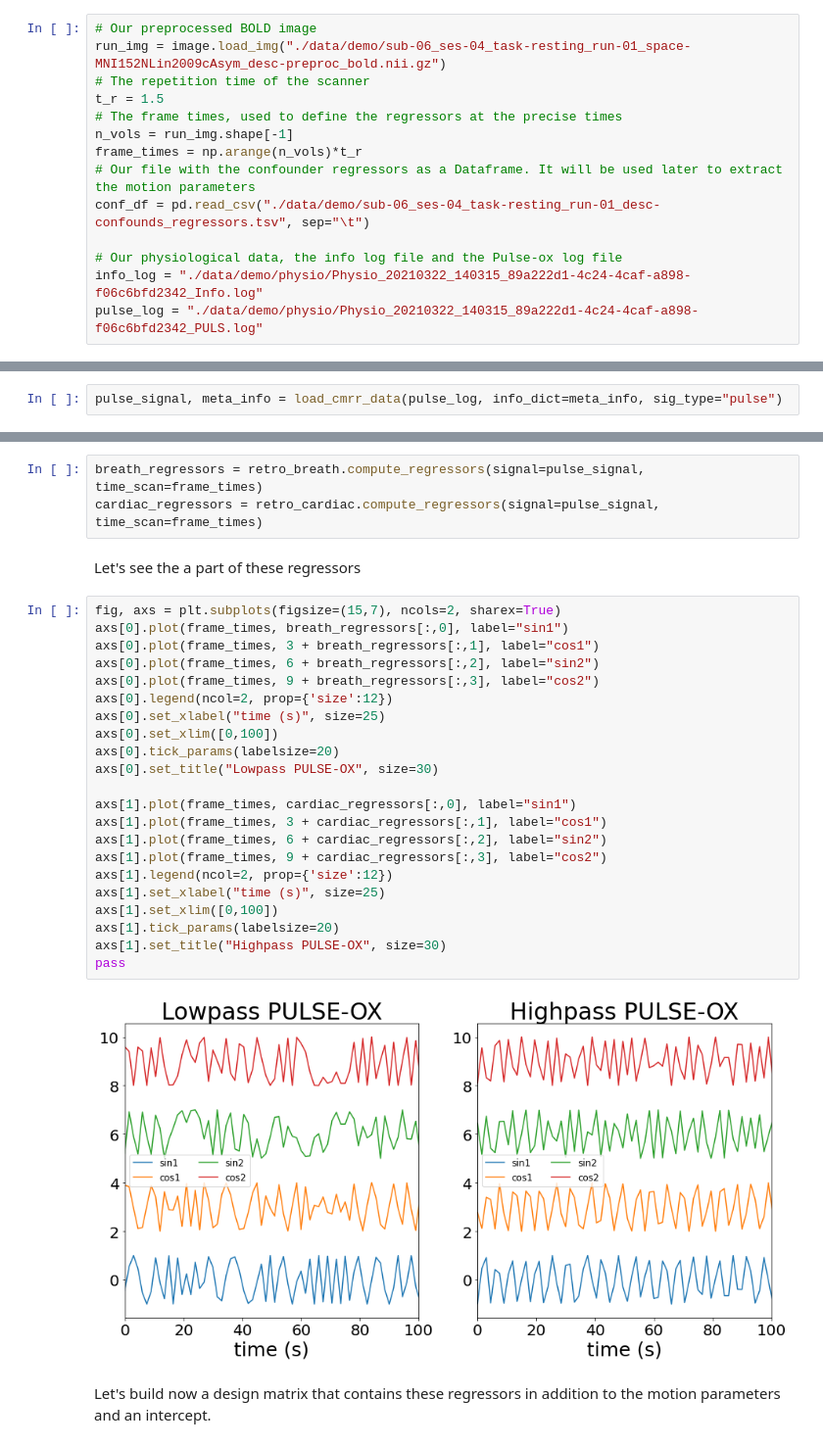
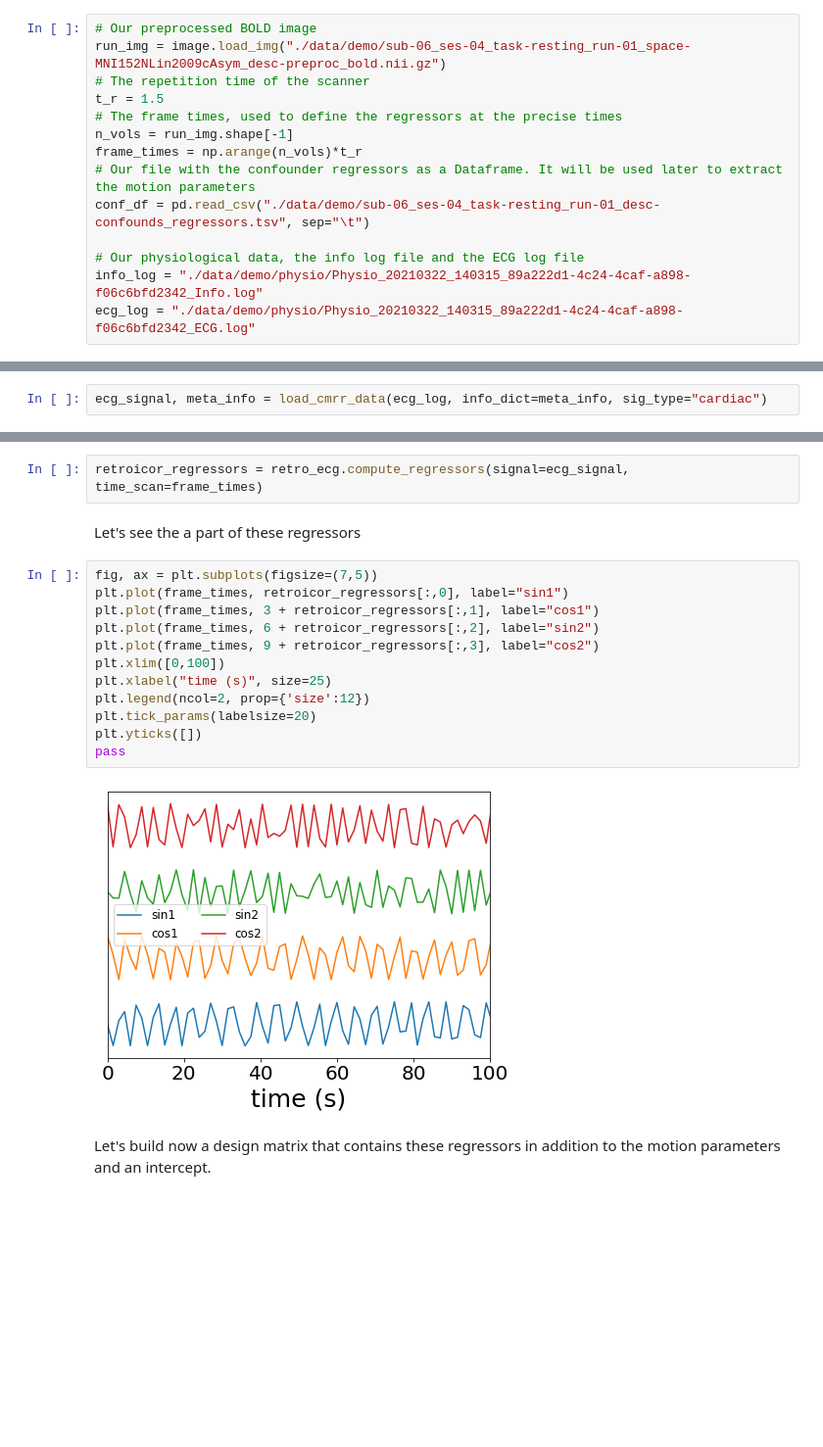
Before and after one commit to CoAxLab/niphlem, a Jupyter notebook: docs/tutorials/tutorial3.ipynb, the cells around one changed output, grey strips where cells are left out. Shown at 98% size. Drawn from its saved outputs; the diff is of its cells as text; blank space fills up the shorter version.

```diff
--- a/docs/tutorials/tutorial3.ipynb
+++ b/docs/tutorials/tutorial3.ipynb
@@ -26,9 +26,9 @@ frame_times = np.arange(n_vols)*t_r
 # Our file with the confounder regressors as a Dataframe. It will be used later to extract the motion parameters
 conf_df = pd.read_csv("./data/demo/sub-06_ses-04_task-resting_run-01_desc-confounds_regressors.tsv", sep="\t")
 
-# Our physiological data, the info log file and the Pulse-ox log file
+# Our physiological data, the info log file and the ECG log file
 info_log = "./data/demo/physio/Physio_20210322_140315_89a222d1-4c24-4caf-a898-f06c6bfd2342_Info.log"
-pulse_log = "./data/demo/physio/Physio_20210322_140315_89a222d1-4c24-4caf-a898-f06c6bfd2342_PULS.log"
+ecg_log = "./data/demo/physio/Physio_20210322_140315_89a222d1-4c24-4caf-a898-f06c6bfd2342_ECG.log"
 # %% [markdown]
 ### Load data
 # %% [markdown]
@@ -54,2 +54,2 @@ Now that we have the time traces, we are going to load our pulse-ox data by pass
 # %%
-pulse_signal, meta_info = load_cmrr_data(pulse_log, info_dict=meta_info, sig_type="pulse")
+ecg_signal, meta_info = load_cmrr_data(ecg_log, info_dict=meta_info, sig_type="cardiac")
@@ -190,34 +130,23 @@ retro_cardiac = RetroicorPhysio(physio_rate=400, # Physiological rate (400 Hz)
 # %% [markdown]
 Once we have defined this object, we generate the regressors using the method `compute_regressors`, which is comon to all the models
 # %%
-breath_regressors = retro_breath.compute_regressors(signal=pulse_signal, time_scan=frame_times)
-cardiac_regressors = retro_cardiac.compute_regressors(signal=pulse_signal, time_scan=frame_times)
+retroicor_regressors = retro_ecg.compute_regressors(signal=ecg_signal, time_scan=frame_times)
 # %% [markdown]
 Let's see the a part of these regressors
 # %%
-fig, axs = plt.subplots(figsize=(15,7), ncols=2, sharex=True)
-axs[0].plot(frame_times, breath_regressors[:,0], label="sin1")
-axs[0].plot(frame_times, 3 + breath_regressors[:,1], label="cos1")
-axs[0].plot(frame_times, 6 + breath_regressors[:,2], label="sin2")
-axs[0].plot(frame_times, 9 + breath_regressors[:,3], label="cos2")
-axs[0].legend(ncol=2, prop={'size':12})
-axs[0].set_xlabel("time (s)", size=25)
-axs[0].set_xlim([0,100])
-axs[0].tick_params(labelsize=20)
-axs[0].set_title("Lowpass PULSE-OX", size=30)
-
-axs[1].plot(frame_times, cardiac_regressors[:,0], label="sin1")
-axs[1].plot(frame_times, 3 + cardiac_regressors[:,1], label="cos1")
-axs[1].plot(frame_times, 6 + cardiac_regressors[:,2], label="sin2")
-axs[1].plot(frame_times, 9 + cardiac_regressors[:,3], label="cos2")
-axs[1].legend(ncol=2, prop={'size':12})
-axs[1].set_xlabel("time (s)", size=25)
-axs[1].set_xlim([0,100])
-axs[1].tick_params(labelsize=20)
-axs[1].set_title("Highpass PULSE-OX", size=30)
+fig, ax = plt.subplots(figsize=(7,5))
+plt.plot(frame_times, retroicor_regressors[:,0], label="sin1")
+plt.plot(frame_times, 3 + retroicor_regressors[:,1], label="cos1")
+plt.plot(frame_times, 6 + retroicor_regressors[:,2], label="sin2")
+plt.plot(frame_times, 9 + retroicor_regressors[:,3], label="cos2")
+plt.xlim([0,100])
+plt.xlabel("time (s)", size=25)
+plt.legend(ncol=2, prop={'size':12})
+plt.tick_params(labelsize=20)
+plt.yticks([])
 pass
 # %% [output]
-[figure, old version]
+[figure, new version]
 # %% [markdown]
 Let's build now a design matrix that contains these regressors in addition to the motion parameters and an intercept.
 # %%
```
Also changed, not shown: parts of 47 cells of this notebook, 35 other files.
